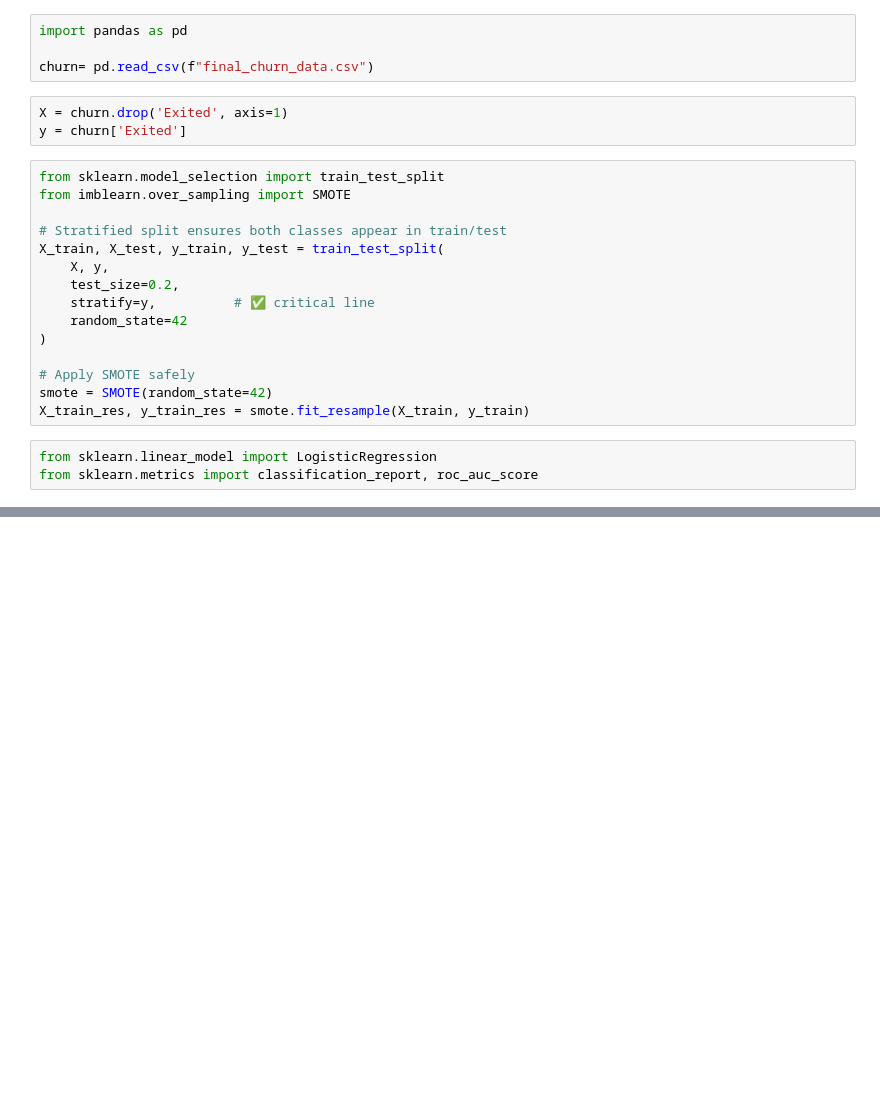
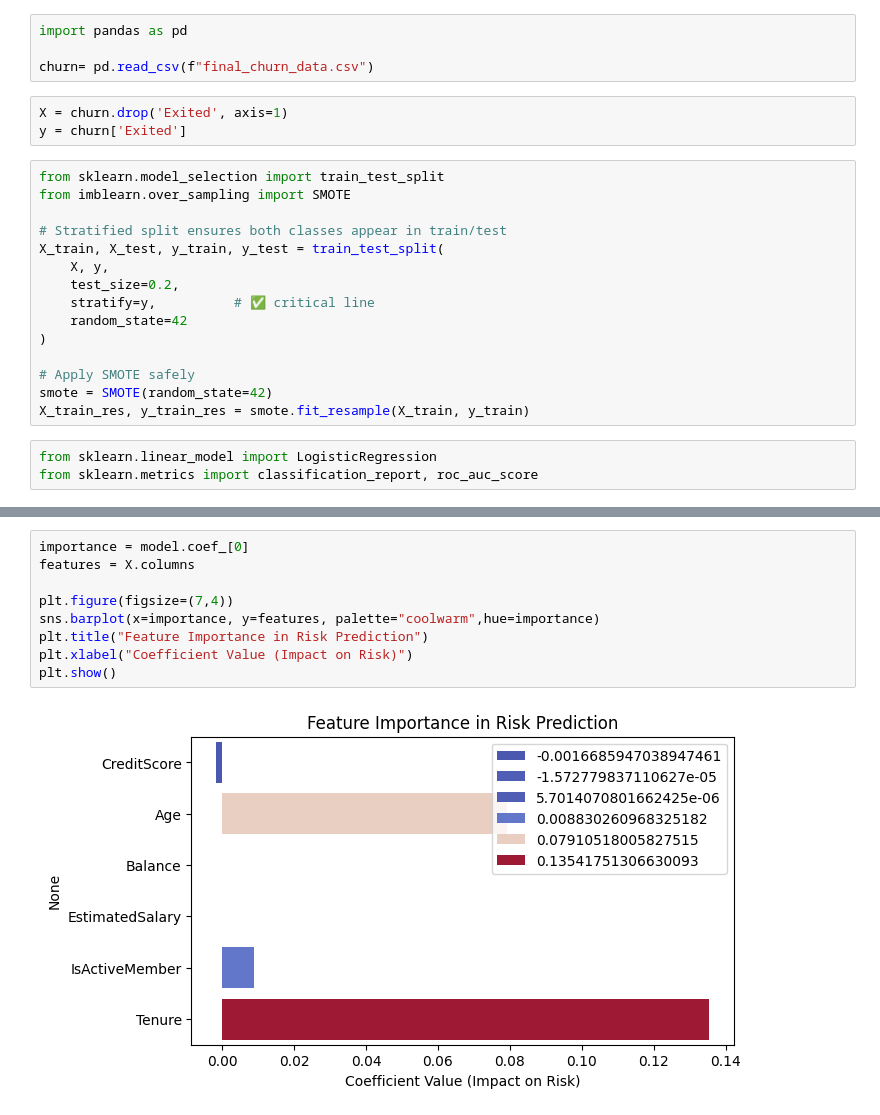
Before and after one commit to ZainabManzoorr/Financial-Risk-and-Customer-Retention-Modelling, a Jupyter notebook: model.ipynb, the cells around one changed output, grey strips where cells are left out. Cells and saved outputs as stored; diff of their text form; blank space fills up the shorter version.

```diff
--- a/model.ipynb
+++ b/model.ipynb
@@ -119,0 +198,11 @@ print(feature_importances.head(10))
+# %%
+importance = model.coef_[0]
+features = X.columns
+
+plt.figure(figsize=(7,4))
+sns.barplot(x=importance, y=features, palette="coolwarm",hue=importance)
+plt.title("Feature Importance in Risk Prediction")
+plt.xlabel("Coefficient Value (Impact on Risk)")
+plt.show()
+# %% [output]
+[figure, added]
```
Also changed, not shown: parts of 9 cells of this notebook.
